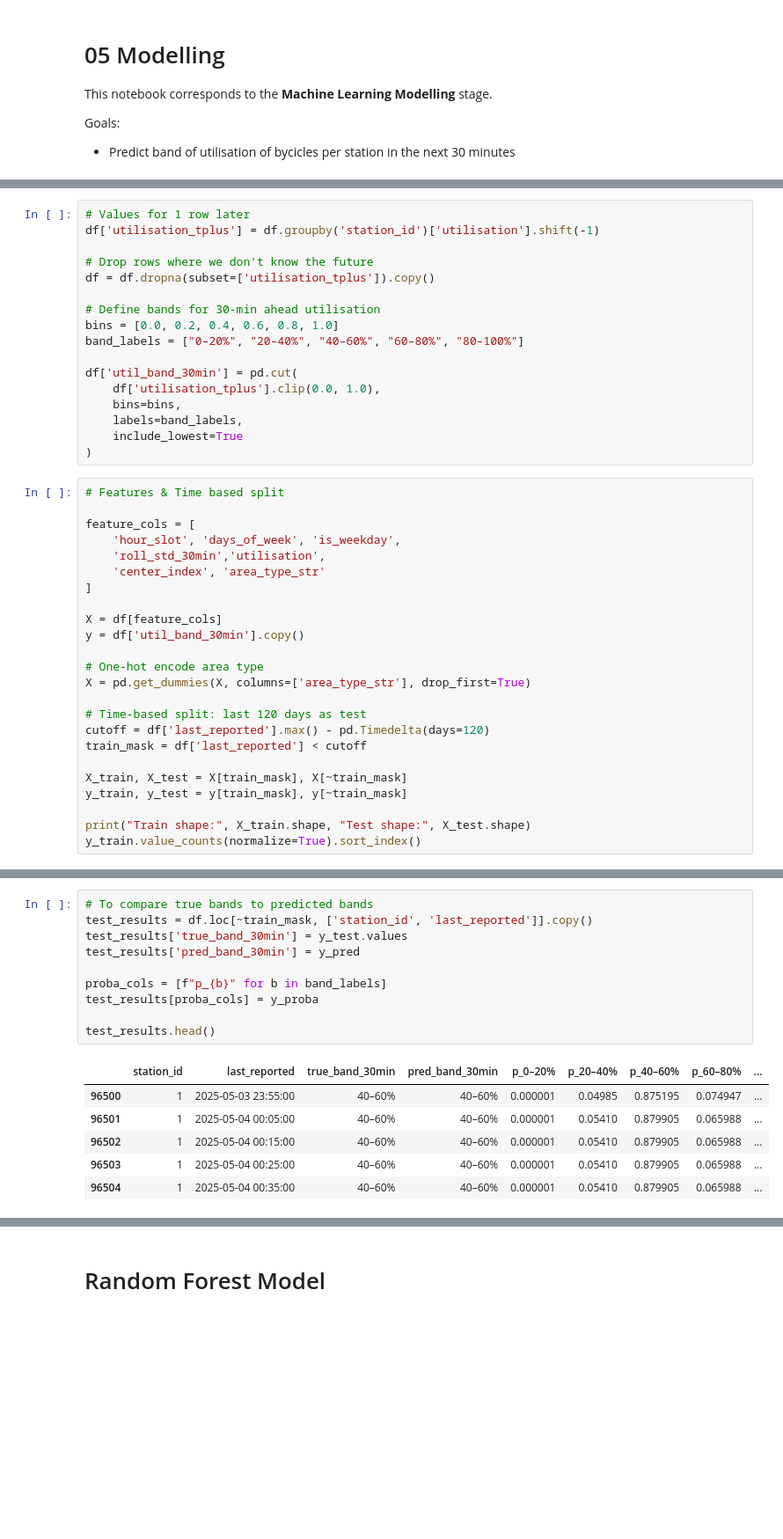
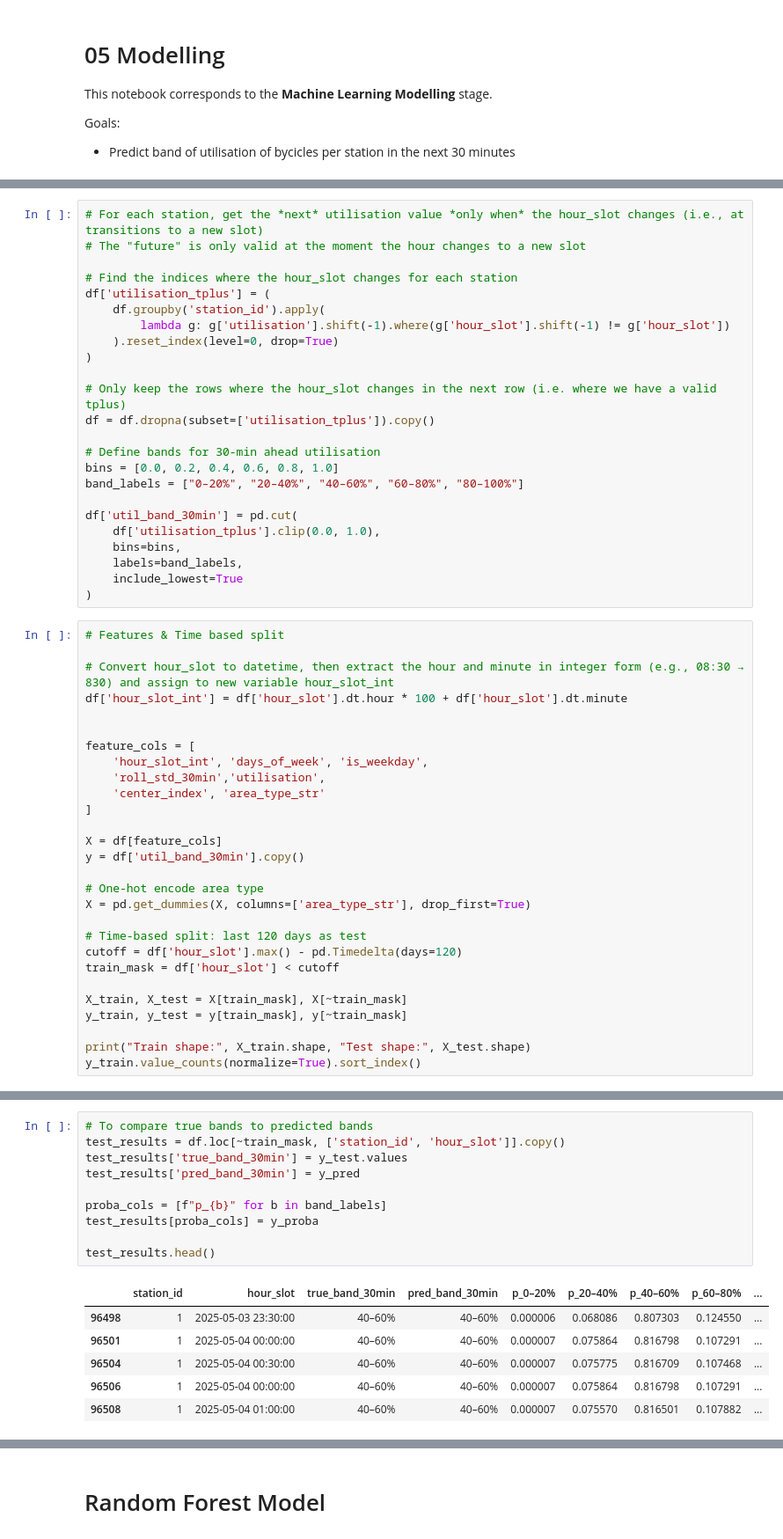
Before and after one commit to tbeliere12/dublin-bikes-availability-prediction, a Jupyter notebook: src/05_modelling.ipynb, the cells around one changed output, grey strips where cells are left out. Shown at 88% size. Drawn from its saved outputs; the diff is of its cells as text; blank space fills up the shorter version.

```diff
--- a/src/05_modelling.ipynb
+++ b/src/05_modelling.ipynb
@@ -38,8 +38,15 @@ df.head()
 # %%
-# Values for 1 row later
-df['utilisation_tplus'] = df.groupby('station_id')['utilisation'].shift(-1)
+# For each station, get the *next* utilisation value *only when* the hour_slot changes (i.e., at transitions to a new slot)
+# The "future" is only valid at the moment the hour changes to a new slot
 
-# Drop rows where we don't know the future
+# Find the indices where the hour_slot changes for each station
+df['utilisation_tplus'] = (
+    df.groupby('station_id').apply(
+        lambda g: g['utilisation'].shift(-1).where(g['hour_slot'].shift(-1) != g['hour_slot'])
+    ).reset_index(level=0, drop=True)
+)
+
+# Only keep the rows where the hour_slot changes in the next row (i.e. where we have a valid tplus)
 df = df.dropna(subset=['utilisation_tplus']).copy()
 
 # Define bands for 30‑min ahead utilisation
@@ -55,8 +62,12 @@ df['util_band_30min'] = pd.cut(
 # %%
 # Features & Time based split
 
+# Convert hour_slot to datetime, then extract the hour and minute in integer form (e.g., 08:30 → 830) and assign to new variable hour_slot_int
+df['hour_slot_int'] = df['hour_slot'].dt.hour * 100 + df['hour_slot'].dt.minute
+
+
 feature_cols = [
-    'hour_slot', 'days_of_week', 'is_weekday',
+    'hour_slot_int', 'days_of_week', 'is_weekday',
     'roll_std_30min','utilisation',
     'center_index', 'area_type_str'
 ]
@@ -68,8 +79,8 @@ y = df['util_band_30min'].copy()
 X = pd.get_dummies(X, columns=['area_type_str'], drop_first=True)
 
 # Time‑based split: last 120 days as test
-cutoff = df['last_reported'].max() - pd.Timedelta(days=120)
-train_mask = df['last_reported'] < cutoff
+cutoff = df['hour_slot'].max() - pd.Timedelta(days=120)
+train_mask = df['hour_slot'] < cutoff
 
 X_train, X_test = X[train_mask], X[~train_mask]
 y_train, y_test = y[train_mask], y[~train_mask]
@@ -127,20 +141,20 @@ Confusion matrix:
 # %%
 # To compare true bands to predicted bands
-test_results = df.loc[~train_mask, ['station_id', 'last_reported']].copy()
+test_results = df.loc[~train_mask, ['station_id', 'hour_slot']].copy()
 test_results['true_band_30min'] = y_test.values
 test_results['pred_band_30min'] = y_pred
 
 proba_cols = [f"p_{b}" for b in band_labels]
 test_results[proba_cols] = y_proba
 
 test_results.head()
 # %% [output]
-|  | station_id | last_reported | true_band_30min | pred_band_30min | p_0–20% | p_20–40% | p_40–60% | p_60–80% | ... |
-| 96500 | 1 | 2025-05-03 23:55:00 | 40–60% | 40–60% | 0.000001 | 0.04985 | 0.875195 | 0.074947 | ... |
-| 96501 | 1 | 2025-05-04 00:05:00 | 40–60% | 40–60% | 0.000001 | 0.05410 | 0.879905 | 0.065988 | ... |
-| 96502 | 1 | 2025-05-04 00:15:00 | 40–60% | 40–60% | 0.000001 | 0.05410 | 0.879905 | 0.065988 | ... |
-| 96503 | 1 | 2025-05-04 00:25:00 | 40–60% | 40–60% | 0.000001 | 0.05410 | 0.879905 | 0.065988 | ... |
-| 96504 | 1 | 2025-05-04 00:35:00 | 40–60% | 40–60% | 0.000001 | 0.05410 | 0.879905 | 0.065988 | ... |
+|  | station_id | hour_slot | true_band_30min | pred_band_30min | p_0–20% | p_20–40% | p_40–60% | p_60–80% | ... |
+| 96498 | 1 | 2025-05-03 23:30:00 | 40–60% | 40–60% | 0.000006 | 0.068086 | 0.807303 | 0.124550 | ... |
+| 96501 | 1 | 2025-05-04 00:00:00 | 40–60% | 40–60% | 0.000007 | 0.075864 | 0.816798 | 0.107291 | ... |
+| 96504 | 1 | 2025-05-04 00:30:00 | 40–60% | 40–60% | 0.000007 | 0.075775 | 0.816709 | 0.107468 | ... |
+| 96506 | 1 | 2025-05-04 00:00:00 | 40–60% | 40–60% | 0.000007 | 0.075864 | 0.816798 | 0.107291 | ... |
+| 96508 | 1 | 2025-05-04 01:00:00 | 40–60% | 40–60% | 0.000007 | 0.075570 | 0.816501 | 0.107882 | ... |
 # %%
 # Function to predict the Band of availability of the stations at a specific time
 
```
Also changed, not shown: parts of 11 cells of this notebook, 1 other file.
